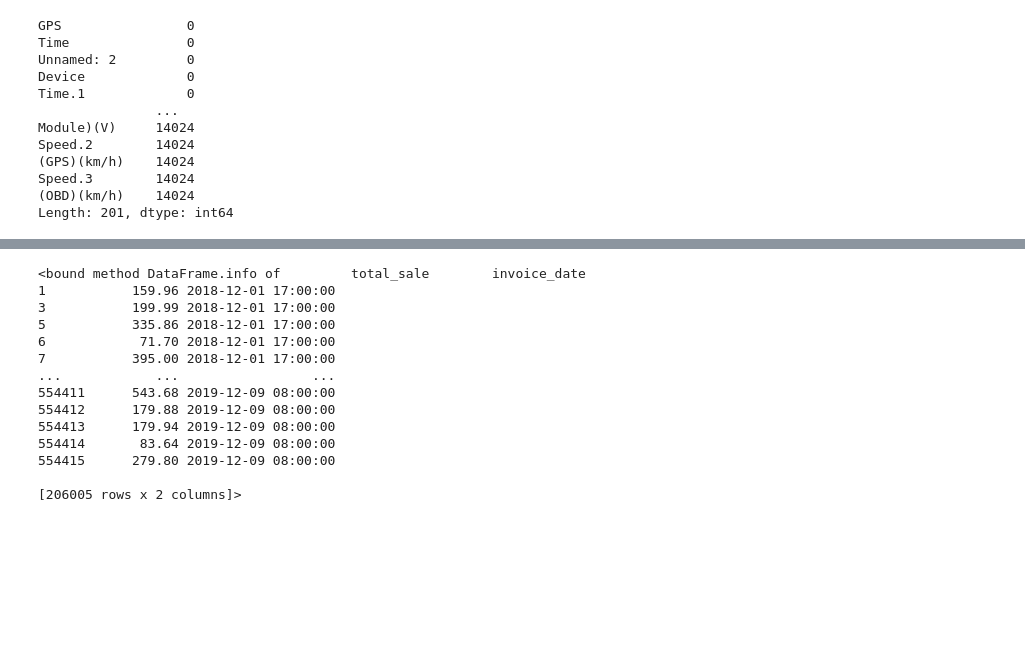
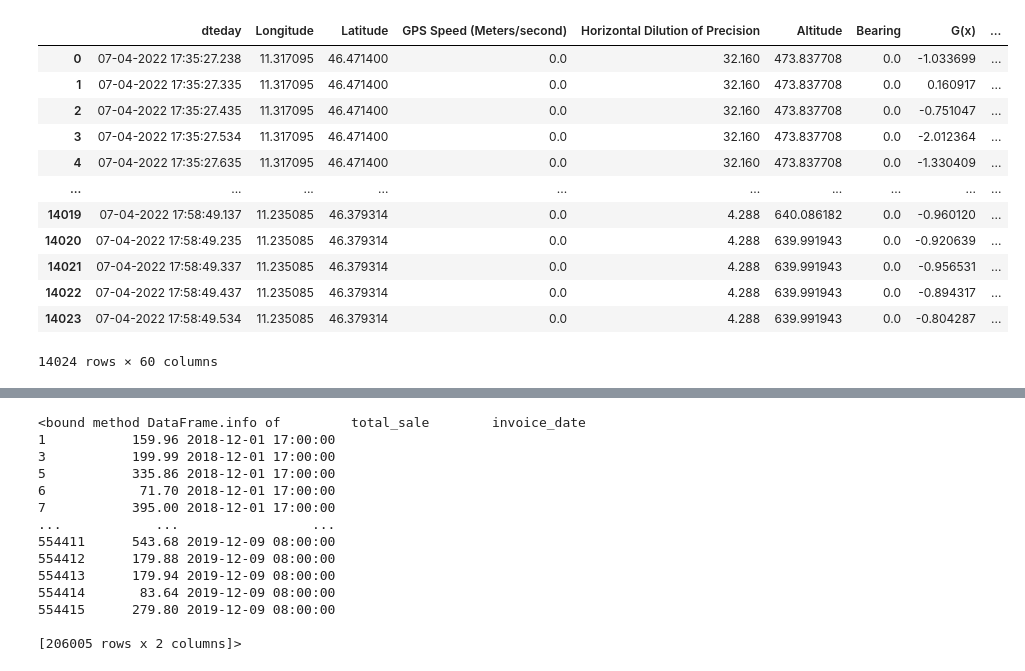
Before and after one commit to Jacopo-Spadon/EcuBs-Doblone, a Jupyter notebook: EcuBs Import.ipynb, the cells around one changed output, grey strips where cells are left out. Saved outputs shown, nothing was run; the diff lists cells and outputs as text; code cells hidden in the pictures; blank space fills up the shorter version.

```diff
--- a/EcuBs Import.ipynb
+++ b/EcuBs Import.ipynb
@@ -38,15 +50,16 @@ memory usage: 21.5+ MB
 # %%
-ecu_dbs_gross.isnull().sum()
+ecu_dbs_gross
 # %% [output]
+|  | dteday | Longitude | Latitude | GPS Speed (Meters/second) | Horizontal Dilution of Precision | Altitude | Bearing | G(x) | ... |
+| 0 | 07-04-2022 17:35:27.238 | 11.317095 | 46.471400 | 0.0 | 32.160 | 473.837708 | 0.0 | -1.033699 | ... |
+| 1 | 07-04-2022 17:35:27.335 | 11.317095 | 46.471400 | 0.0 | 32.160 | 473.837708 | 0.0 | 0.160917 | ... |
+| 2 | 07-04-2022 17:35:27.435 | 11.317095 | 46.471400 | 0.0 | 32.160 | 473.837708 | 0.0 | -0.751047 | ... |
+| 3 | 07-04-2022 17:35:27.534 | 11.317095 | 46.471400 | 0.0 | 32.160 | 473.837708 | 0.0 | -2.012364 | ... |
+| 4 | 07-04-2022 17:35:27.635 | 11.317095 | 46.471400 | 0.0 | 32.160 | 473.837708 | 0.0 | -1.330409 | ... |
+| ... | ... | ... | ... | ... | ... | ... | ... | ... | ... |
+| 14019 | 07-04-2022 17:58:49.137 | 11.235085 | 46.379314 | 0.0 | 4.288 | 640.086182 | 0.0 | -0.960120 | ... |
+| 14020 | 07-04-2022 17:58:49.235 | 11.235085 | 46.379314 | 0.0 | 4.288 | 639.991943 | 0.0 | -0.920639 | ... |
+| 14021 | 07-04-2022 17:58:49.337 | 11.235085 | 46.379314 | 0.0 | 4.288 | 639.991943 | 0.0 | -0.956531 | ... |
+| 14022 | 07-04-2022 17:58:49.437 | 11.235085 | 46.379314 | 0.0 | 4.288 | 639.991943 | 0.0 | -0.894317 | ... |
+| 14023 | 07-04-2022 17:58:49.534 | 11.235085 | 46.379314 | 0.0 | 4.288 | 639.991943 | 0.0 | -0.804287 | ... |
-GPS                0
-Time               0
-Unnamed: 2         0
-Device             0
-Time.1             0
-               ...
-Module)(V)     14024
-Speed.2        14024
-(GPS)(km/h)    14024
-Speed.3        14024
-(OBD)(km/h)    14024
-Length: 201, dtype: int64
+14024 rows × 60 columns
```
Also changed, not shown: parts of 7 cells of this notebook, 1 other file.
